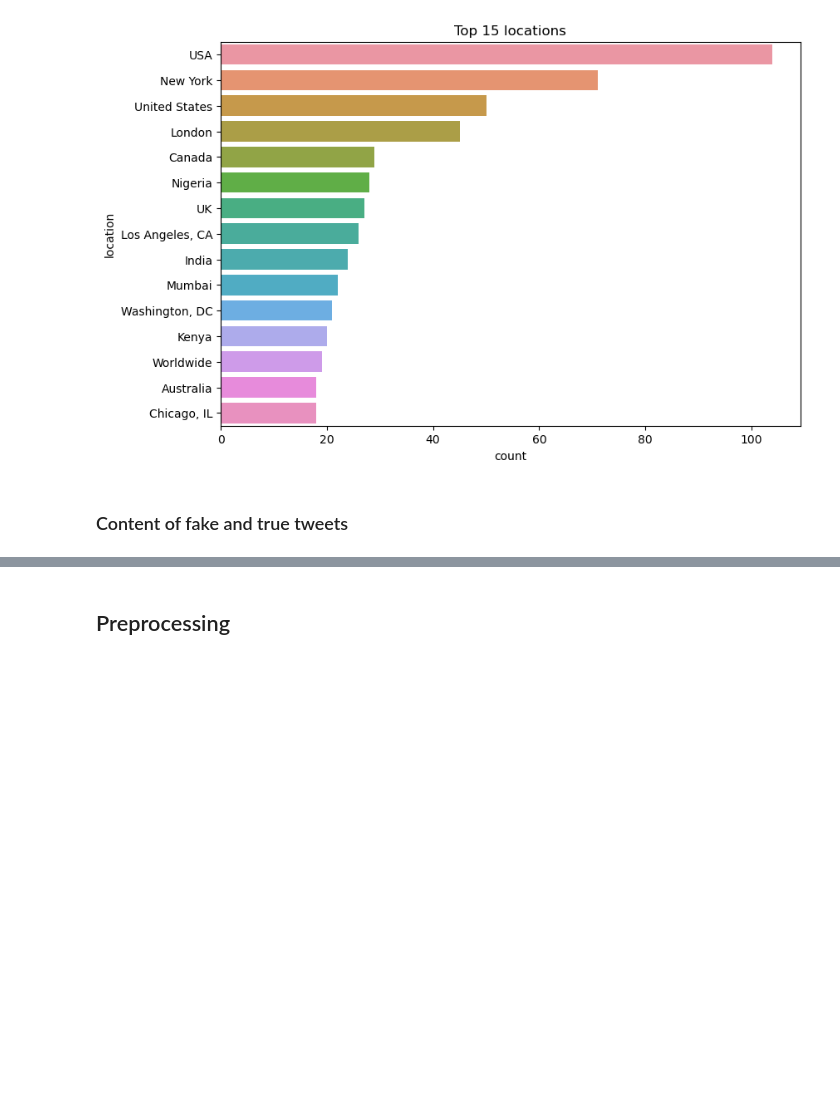
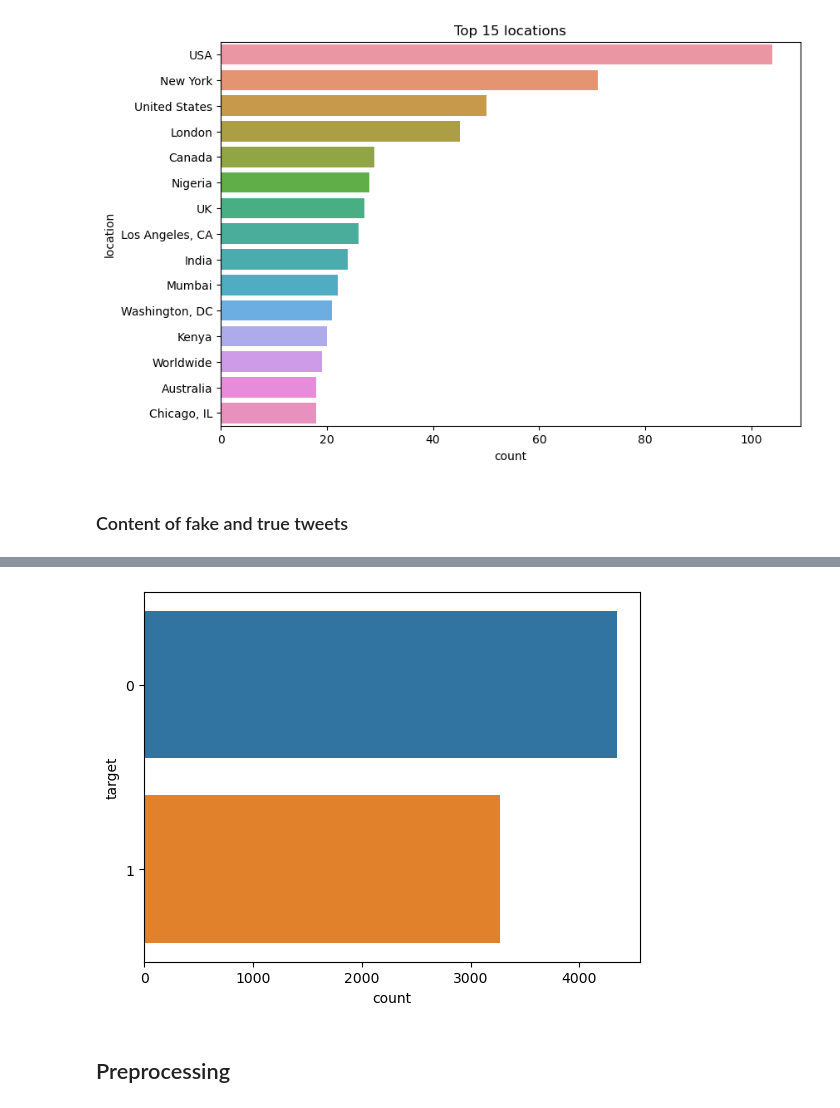
Before and after one commit to Meserat/NLP-Disaster-Tweets, a Jupyter notebook: nlp-disaster-tweets.ipynb, the cells around one changed output, grey strips where cells are left out. Drawn from its saved outputs; the diff is of its cells as text; code cells hidden in the pictures; blank space fills up the shorter version.

```diff
--- a/nlp-disaster-tweets.ipynb
+++ b/nlp-disaster-tweets.ipynb
@@ -189,3 +194,9 @@ fig.update_layout(
+# %%
+# check Class balance
+# train.target.value_counts()
+sns.countplot(y=train_data.target);
+# %% [output]
+[figure, added]
 # %% [markdown]
 ## Preprocessing
 # %% [markdown]
```
Also changed, not shown: parts of 2 cells of this notebook.
